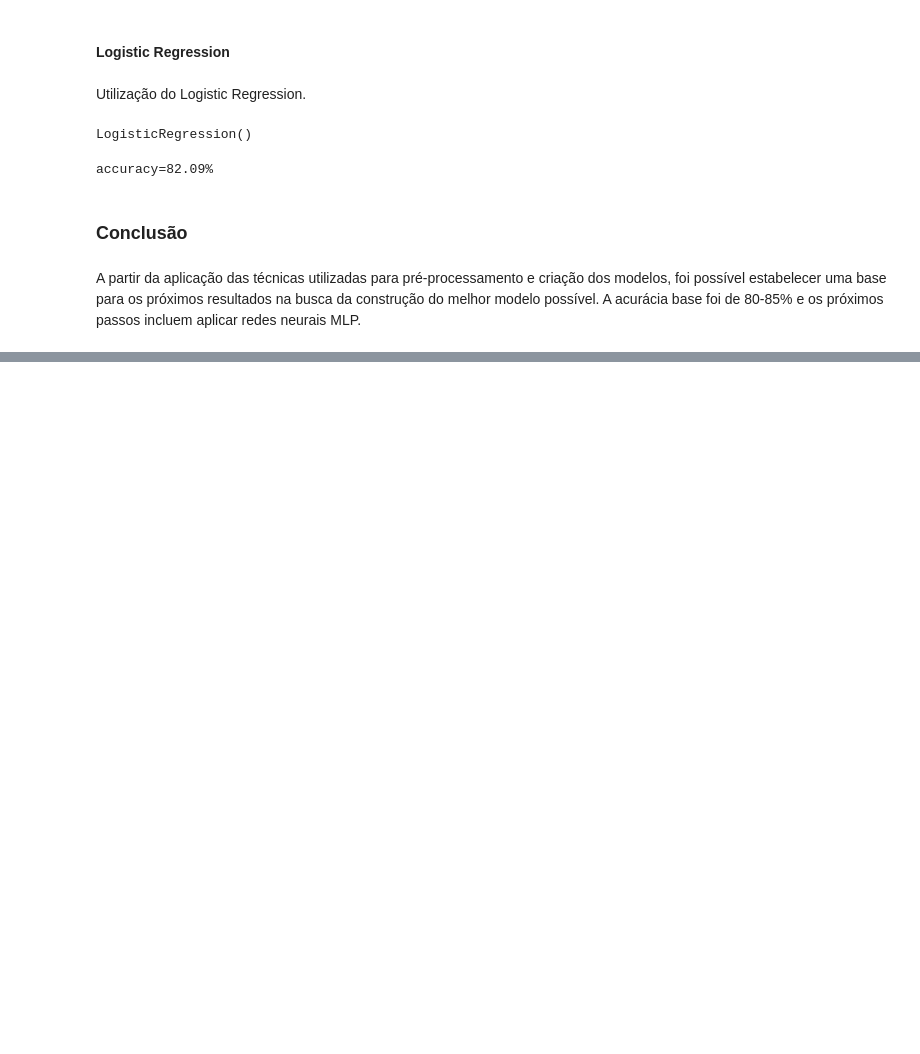
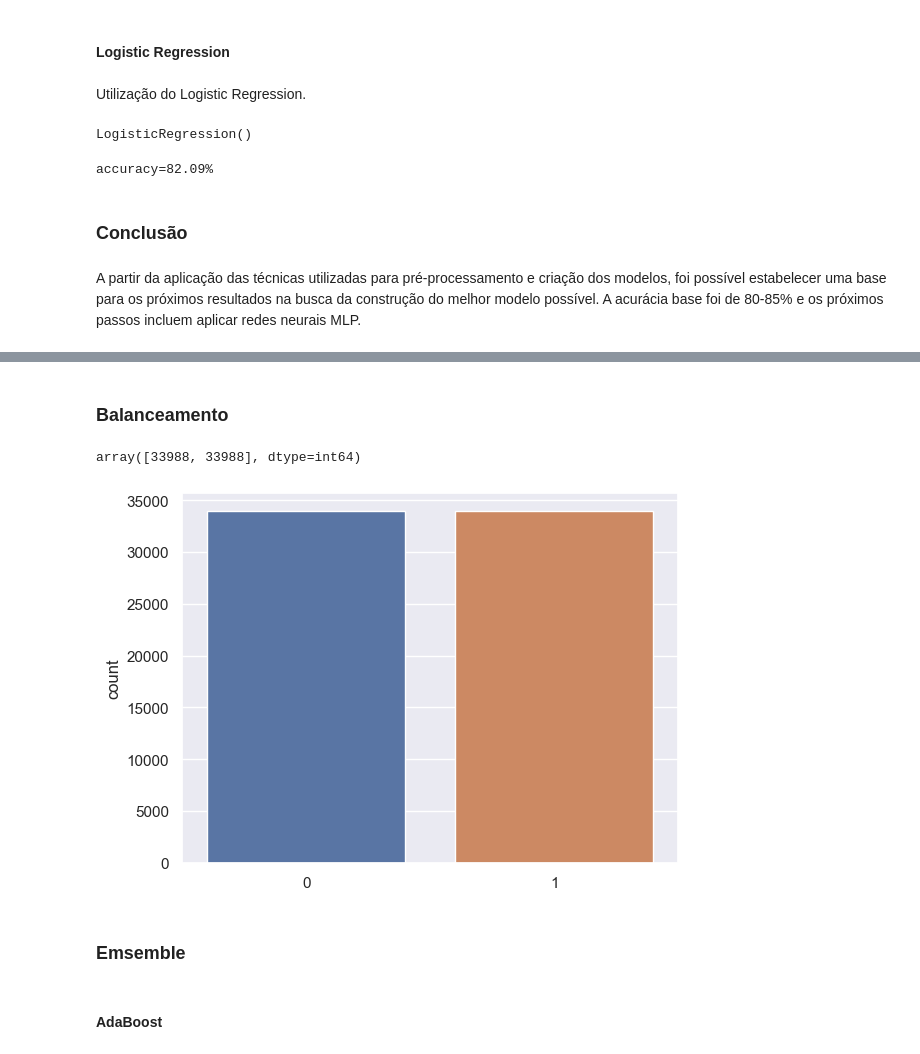
Before and after one commit to pedrogrigorio/UFC-Machine-Learning-Project, a Jupyter notebook: notebook.ipynb, the cells around one changed output, grey strips where cells are left out. Saved outputs shown, nothing was run; the diff lists cells and outputs as text; code cells hidden in the pictures; blank space fills up the shorter version.

```diff
--- a/notebook.ipynb
+++ b/notebook.ipynb
@@ -591,0 +602,15 @@ A partir da aplicação das técnicas utilizadas para pré-processamento e cria
+# %% [markdown]
+### Balanceamento
+# %%
+smt = SMOTE()
+# %%
+data, labels = smt.fit_resample(data, labels)
+# %%
+yi = labels.astype(int)
+np.bincount(yi)
+# %% [output]
+array([33988, 33988], dtype=int64)
+# %%
+ax = sns.countplot(x=yi)
+# %% [output]
+[figure, added]
@@ -591,0 +620,4 @@ A partir da aplicação das técnicas utilizadas para pré-processamento e cria
+# %% [markdown]
+### Emsemble
+# %% [markdown]
+#### AdaBoost
```
Also changed, not shown: parts of 18 cells of this notebook.
